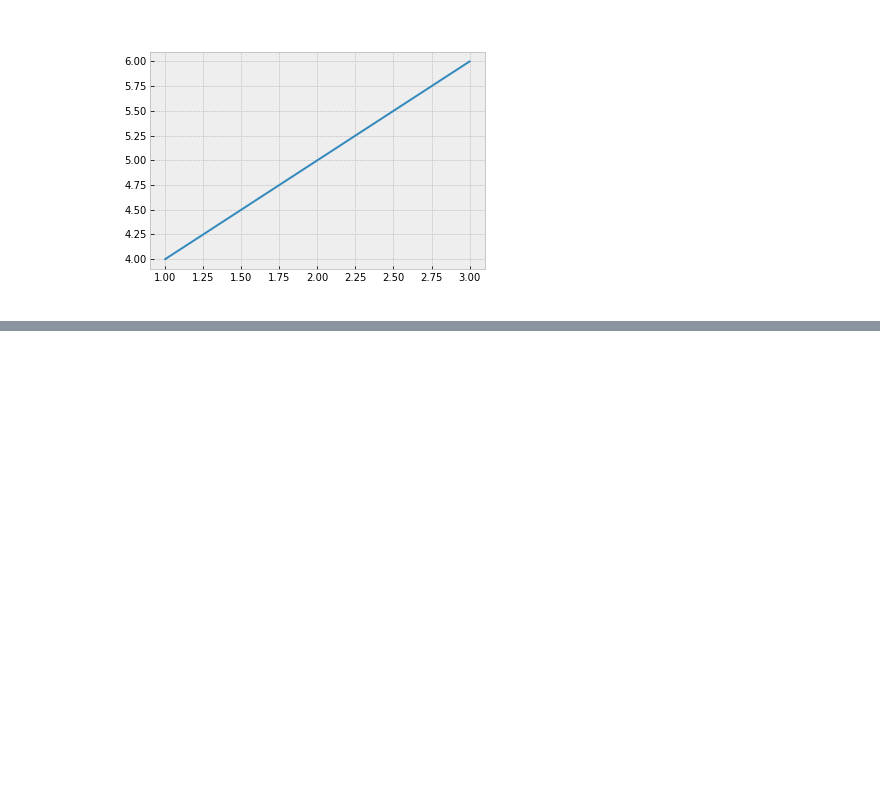
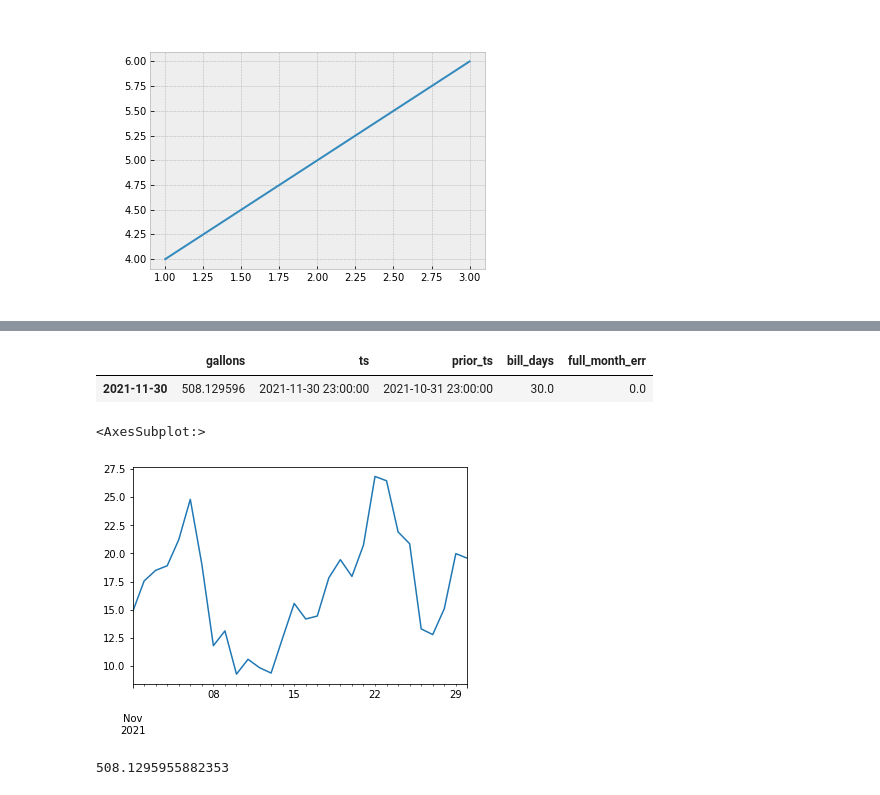
Before and after one commit to alanmitchell/heat-recovery-billing, a Jupyter notebook: heat_billing.ipynb, the cells around one changed output, grey strips where cells are left out. Cells and saved outputs as stored; diff of their text form; code cells hidden in the pictures; blank space fills up the shorter version.

```diff
--- a/heat_billing.ipynb
+++ b/heat_billing.ipynb
@@ -322,0 +330,29 @@ img
+# %%
+btu_sensor_id = 'test-two_missing_months'
+btu_mult = 1.0
+bill_year = 2021
+bill_month = 11
+
+# get sensor readings a full year prior to start of billing month through readings
+# a bit into the next month.
+start_date = datetime(bill_year, bill_month, 1) - timedelta(days=365)
+end_date = datetime(bill_year, bill_month, 1) + timedelta(days=31)
+df = pd.read_pickle(f'test-data/{btu_sensor_id[5:]}.pkl', compression='bz2')
+df = df.query('index >= @start_date and index <= @end_date').copy()
+df.columns = ['btus']
+df['btus'] *= btu_mult
+
+# Calculate differences in the BTU count so that resets can be handled (by eliminating
+# negative differences).
+df['change'] = df.btus.diff()
+df['change'] = df.change.where(df.change >= 0.0)
+
+# add a column for fuel oil gallon equivalents
+df['gallons'] = df.change / (config.oil_btu_content * config.oil_heating_effic)
+
+# gives a column that gives the timestamp of the prior reading that was involved
+# in the difference.
+df['ts'] = pd.to_datetime(df.index).values
+df['prior_ts'] = df.ts.shift(1)
+
+df.head()
@@ -322,0 +366,3 @@ img
+# %%
+df.drop(columns=['btus', 'change'], inplace=True)
+df.head()
@@ -322,0 +411,16 @@ img
+# %%
+df_mo[(df_mo.index.year == 2021) & (df_mo.index.month == 11)]
+# %% [output]
+|  | gallons | ts | prior_ts | bill_days | full_month_err |
+| 2021-11-30 | 508.129596 | 2021-11-30 23:00:00 | 2021-10-31 23:00:00 | 30.0 | 0.0 |
+# %%
+ser_daily = df[(df.index.year == 2021) & (df.index.month == 11)].resample('D').sum()['gallons']
+# %%
+ser_daily.plot()
+# %% [output]
+<AxesSubplot:>
+[figure, added]
+# %%
+ser_daily.sum()
+# %% [output]
+508.1295955882353
```
Also changed, not shown: parts of 6 cells of this notebook, 3 other files.
